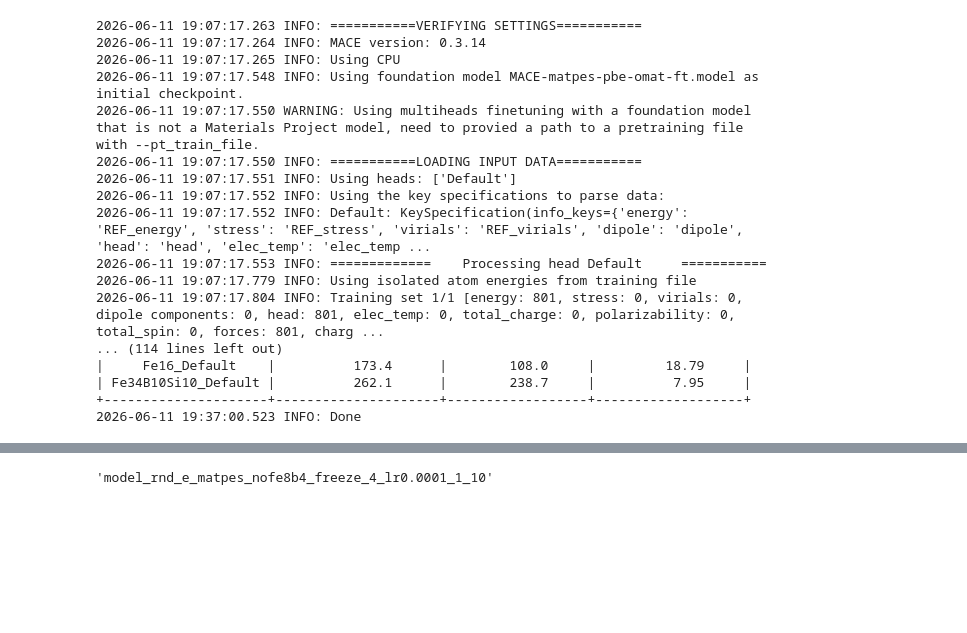
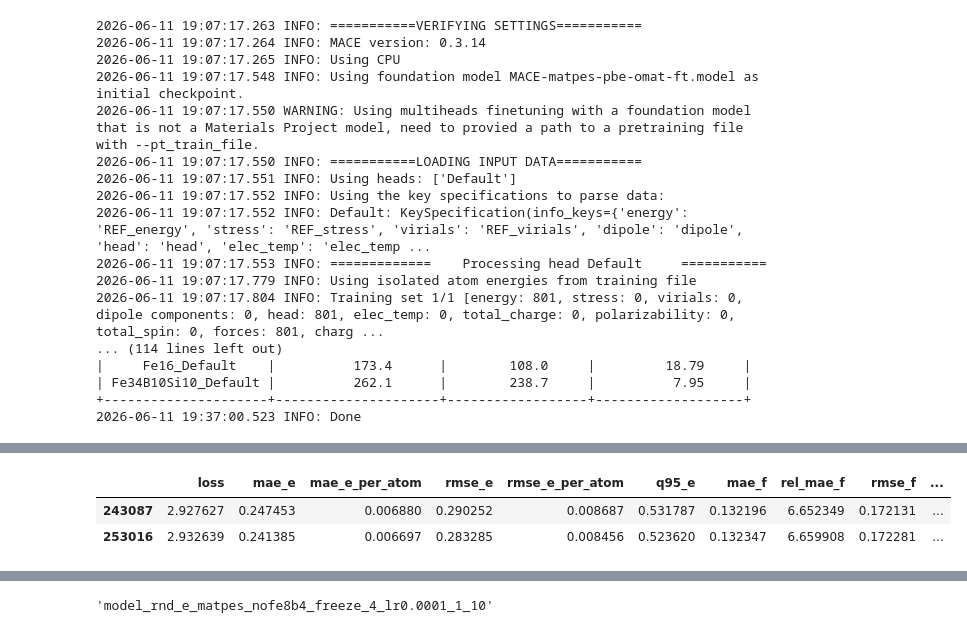
Before and after one commit to ShannonNCM/research_files, a Jupyter notebook: new_model/freeze_training.ipynb, the cells around one changed output, grey strips where cells are left out. Saved outputs shown, nothing was run; the diff lists cells and outputs as text; code cells hidden in the pictures; blank space fills up the shorter version.

```diff
--- a/new_model/freeze_training.ipynb
+++ b/new_model/freeze_training.ipynb
@@ -138,0 +139,8 @@ f.plot_loss([(train_df, 'train'),(val_df,'val')],'epoch','loss',model_name, path
+# %%
+#df[(df["epoch"]>=930) & (df["epoch"]<= 1030)][["epoch","mode","loss"]]
+#df[df['mode']=='eval']['epoch'].value_counts().sort_index().tail(30)
+df[(df['mode'] == 'eval') & (df['epoch']==1170)]
+# %% [output]
+|  | loss | mae_e | mae_e_per_atom | rmse_e | rmse_e_per_atom | q95_e | mae_f | rel_mae_f | rmse_f | ... |
+| 243087 | 2.927627 | 0.247453 | 0.006880 | 0.290252 | 0.008687 | 0.531787 | 0.132196 | 6.652349 | 0.172131 | ... |
+| 253016 | 2.932639 | 0.241385 | 0.006697 | 0.283285 | 0.008456 | 0.523620 | 0.132347 | 6.659908 | 0.172281 | ... |
```
Also changed, not shown: parts of 5 cells of this notebook, 1 other file.
